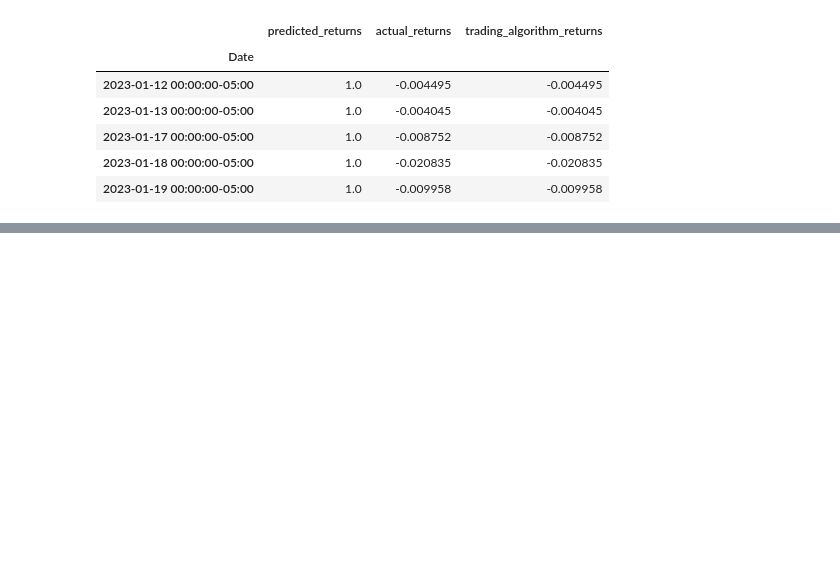
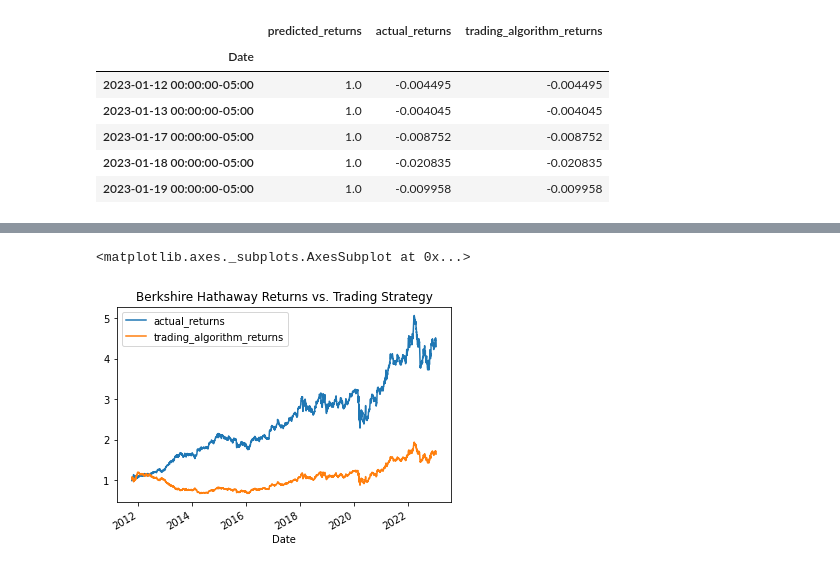
Before and after one commit to DukeBoger15/FinTech_Project_2, a Jupyter notebook: fintechproject2.ipynb, the cells around one changed output, grey strips where cells are left out. Drawn from its saved outputs; the diff is of its cells as text; code cells hidden in the pictures; blank space fills up the shorter version.

```diff
--- a/fintechproject2.ipynb
+++ b/fintechproject2.ipynb
@@ -106,7 +150,7 @@ training_begin = X.index.min()
 print(training_begin)
 
 # Select the ending period for the training dat
-training_end = X.index.min() + DateOffset(months=3)
+training_end = X.index.min() + DateOffset(months=180)
 print(training_end)
 
 # Generate the X_train and y_train DataFrames
@@ -198,5 +241,5 @@ display(predictions_df.tail())
 | 2023-01-19 00:00:00-05:00 | 1.0 | -0.009958 | -0.009958 |
 # %%
 # Calculate and plot the cumulative returns for the `actual_returns` and the `trading_algorithm_returns`
-(1 + predictions_df[['actual_returns', 'trading_algorithm_returns']]).cumprod().hvplot()
+(1 + predictions_df[['actual_returns', 'trading_algorithm_returns']]).cumprod().plot(title="Berkshire Hathaway Returns vs. Trading Strategy")
 # %% [output]
@@ -203,0 +246,2 @@ display(predictions_df.tail())
+<matplotlib.axes._subplots.AxesSubplot at 0x...>
+[figure, added]
```
Also changed, not shown: parts of 9 cells of this notebook.
